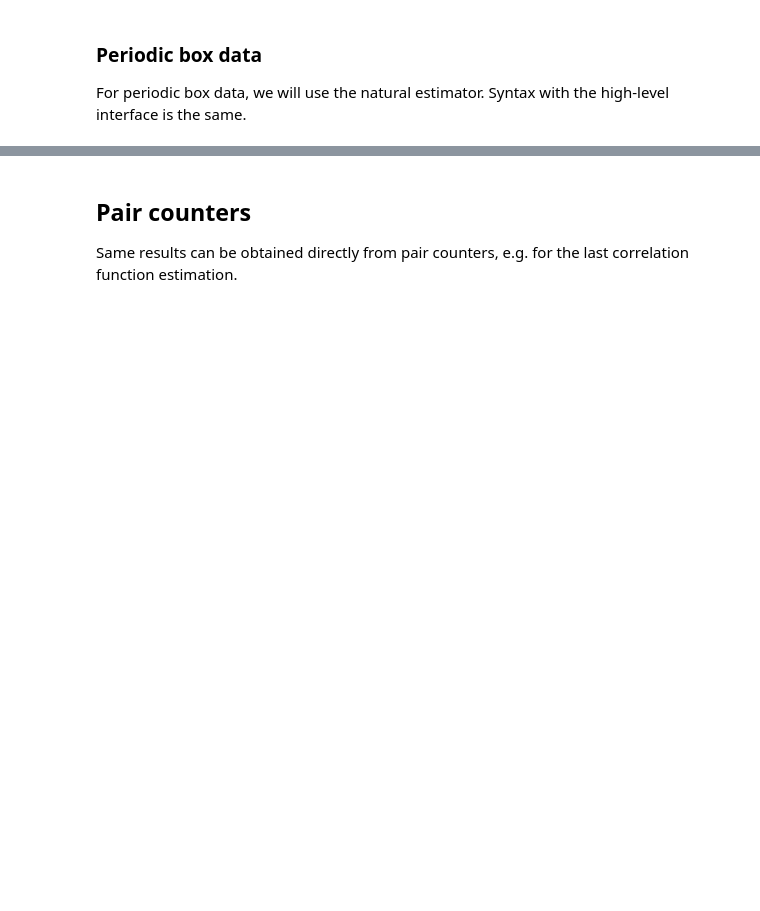
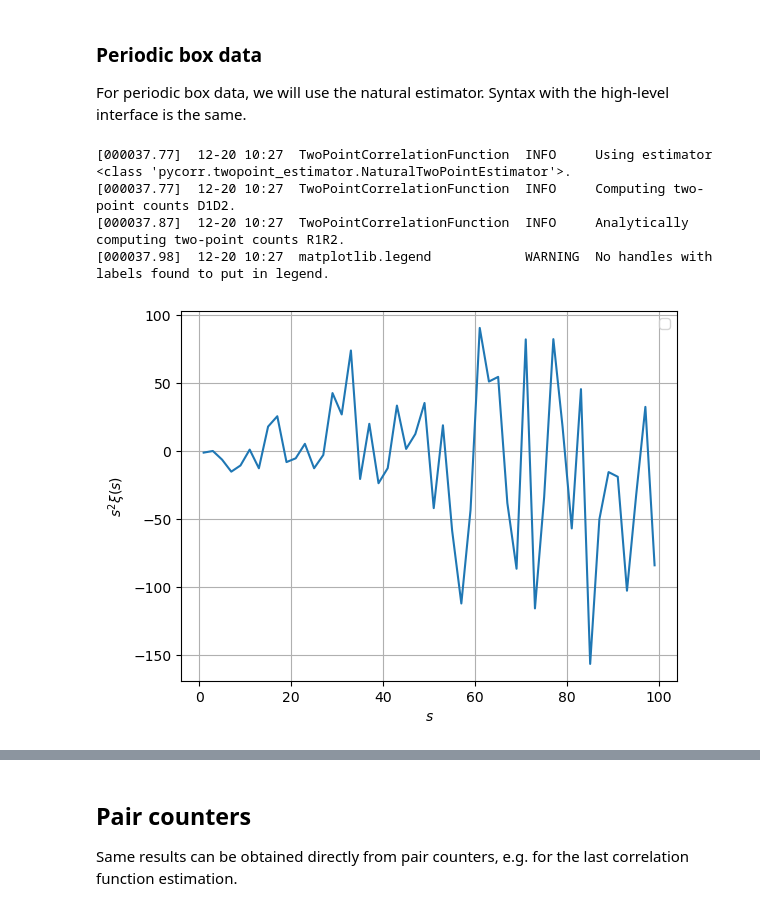
Before and after one commit to cosmodesi/pycorr, a Jupyter notebook: nb/basic_examples.ipynb, the cells around one changed output, grey strips where cells are left out. Cells and saved outputs as stored; diff of their text form; code cells hidden in the pictures; blank space fills up the shorter version.

```diff
--- a/nb/basic_examples.ipynb
+++ b/nb/basic_examples.ipynb
@@ -231,4 +232,26 @@ plt.show()
 ### Periodic box data
 
 For periodic box data, we will use the natural estimator. Syntax with the high-level interface is the same.
+# %%
+# Compute the s-correlation function, with 50 bins between 1e-9 (to remove self-pairs) and 100
+edges = np.linspace(1e-9, 100, 51)
+boxsize = 1000.
+result = TwoPointCorrelationFunction('s', edges, data_positions1=data_positions1,
+                                     engine='corrfunc', boxsize=boxsize, nthreads=4)
+
+# Let us project to multipoles (monopole, quadruple, hexadecapole)
+ax = plt.gca()
+ax.plot(result.sep, result.sep**2*result.corr)
+ax.legend()
+ax.set_xlabel('$s$')
+ax.set_ylabel(r'$s^{2}\xi(s)$')
+ax.grid(True)
+plt.show()
+# Flat, as expected
+# %% [output]
+[000037.77]  12-20 10:27  TwoPointCorrelationFunction  INFO     Using estimator <class 'pycorr.twopoint_estimator.NaturalTwoPointEstimator'>.
+[000037.77]  12-20 10:27  TwoPointCorrelationFunction  INFO     Computing two-point counts D1D2.
+[000037.87]  12-20 10:27  TwoPointCorrelationFunction  INFO     Analytically computing two-point counts R1R2.
+[000037.98]  12-20 10:27  matplotlib.legend            WARNING  No handles with labels found to put in legend.
+[figure, added]
 # %%
```
Also changed, not shown: parts of 13 cells of this notebook, 17 other files.
